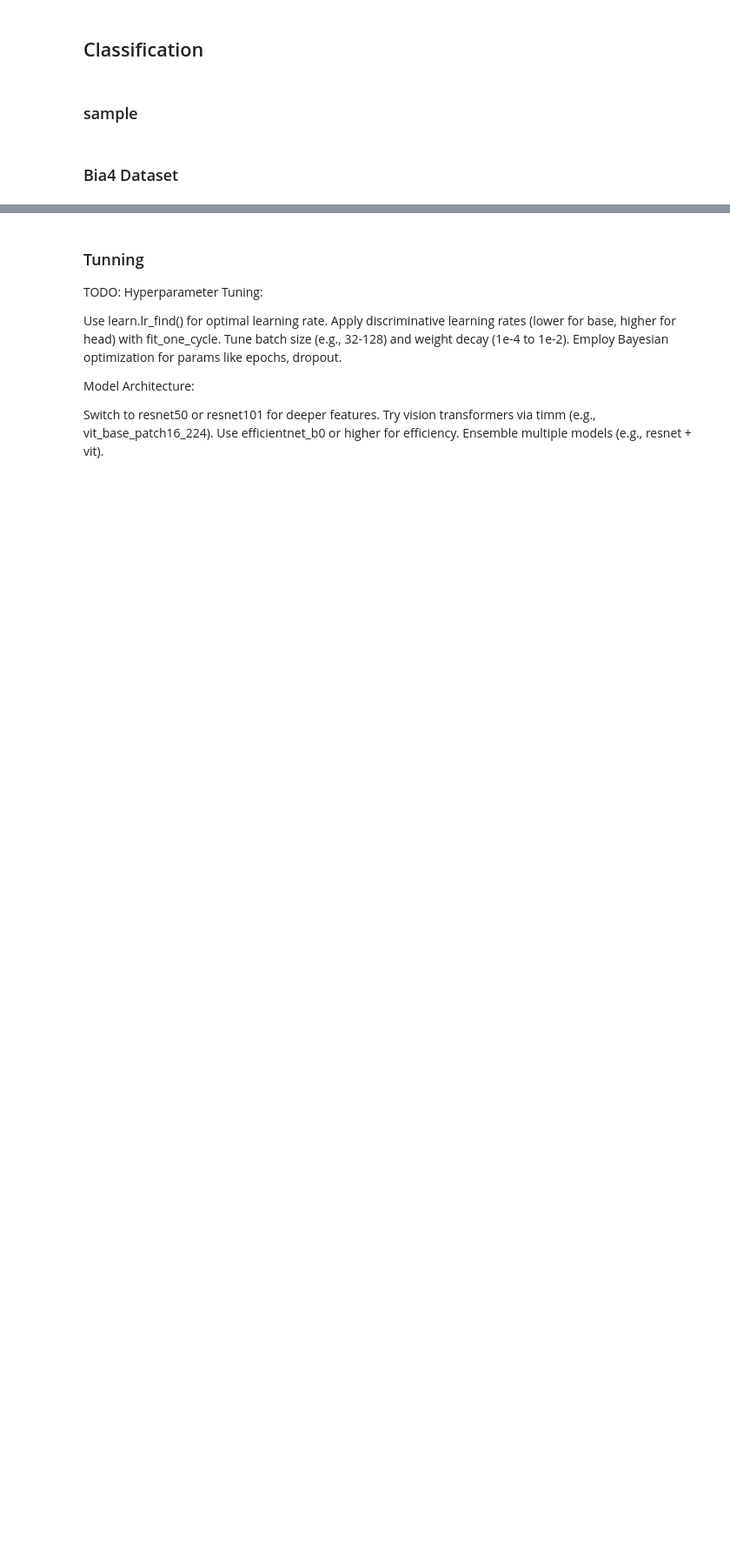
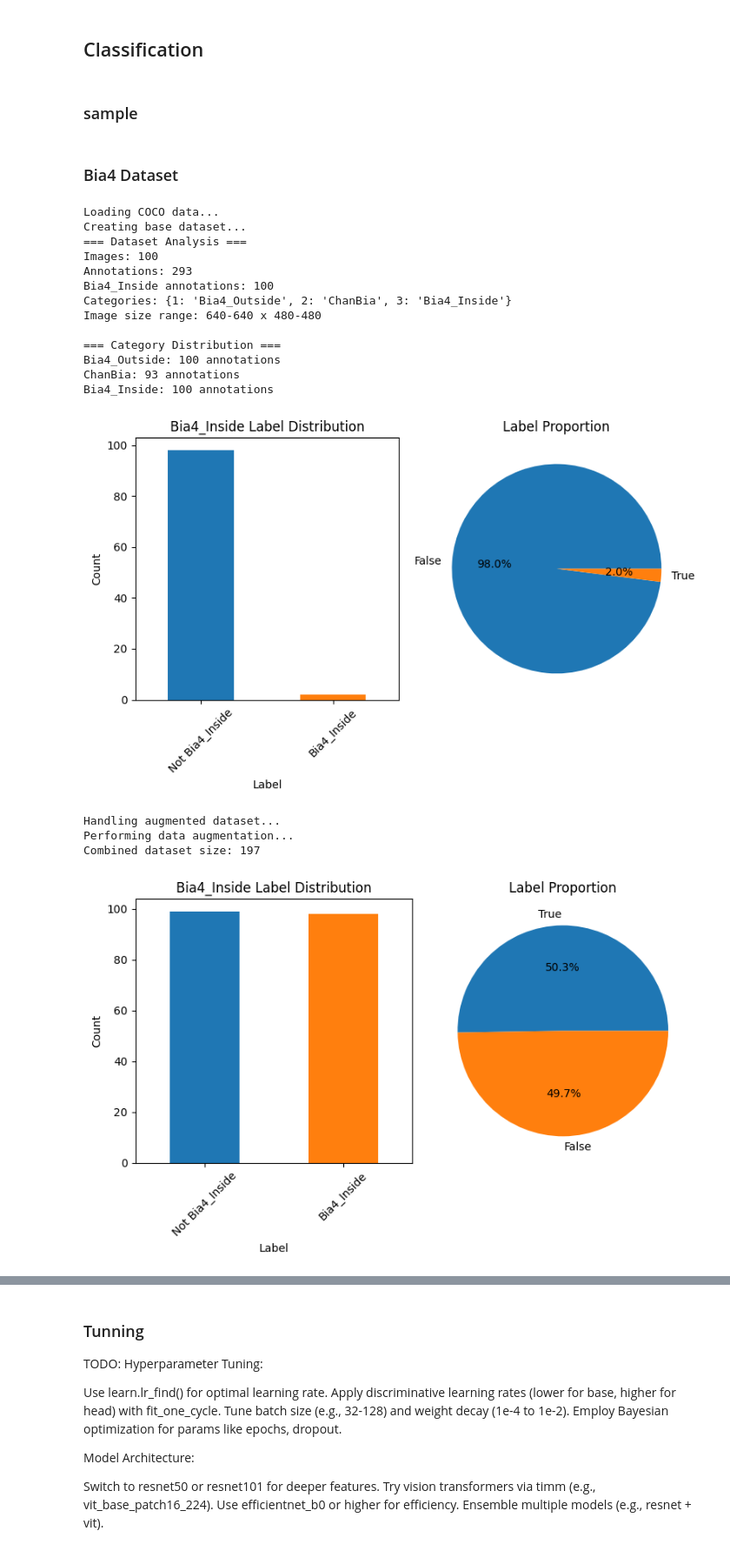
Before and after one commit to NguyenDuyCuong/Learning, a Jupyter notebook: machine-learning/playground/fastai-classification.ipynb, the cells around one changed output, grey strips where cells are left out. Shown at 87% size. Cells and saved outputs as stored; diff of their text form; code cells hidden in the pictures; blank space fills up the shorter version.

```diff
--- a/machine-learning/playground/fastai-classification.ipynb
+++ b/machine-learning/playground/fastai-classification.ipynb
@@ -68,7 +169,7 @@ class Config:
     VALID_PCT = 0.2
 
     # Paths (using absolute paths)
-    BASE_DIR = Path(__file__).parent.parent.resolve() / 'datasets' / 'bia4'
+    BASE_DIR = Path('/content').resolve()
     COCO_JSON_PATH = str(BASE_DIR / 'All-Coco-3.json')
     AUGMENTED_DIR = str(BASE_DIR / 'augmented')
     AUGMENTED_JSON_PATH = str(BASE_DIR / 'augmented' / 'augmented_coco.json')
@@ -587,7 +688,7 @@ class Bia4ModelTrainer:
 
         self.learn.fine_tune(epochs, base_lr=base_lr)
 
-    def evaluate(self) -> Tuple[float, float]:
+    def evaluate(self) -> Tuple[float, float, float]:
         """Evaluate model performance"""
         if self.learn is None:
             raise ValueError("Learner not initialized.")
@@ -636,41 +737,57 @@ set_random_seeds(config.SEED)
 processor = CocoDataProcessor(config)
 dataset_builder = Bia4DatasetBuilder(processor)
 augmenter = Bia4Augmenter(processor)
-analyzer = DatasetAnalyzer(processor, display_mode=display_mode)
+analyzer = DatasetAnalyzer(processor, display_mode='notebook')
 trainer = Bia4ModelTrainer(config)
 
 print("Loading COCO data...")
-coco_data = processor.load_coco_data(config.COCO_JSON_PATH, base_image_dir)
+coco_data = processor.load_coco_data(config.COCO_JSON_PATH, config.BASE_DIR)
 
 print("Creating base dataset...")
 df_base = dataset_builder.create_label_dataframe(coco_data)
 analyzer.analyze_dataset(coco_data)
 analyzer.plot_label_distribution(df_base)
 
 print("Handling augmented dataset...")
 aug_json_path = Path(config.AUGMENTED_JSON_PATH)
 if aug_json_path.exists():
     print("Loading existing augmented data...")
     aug_data = processor.load_coco_data(str(aug_json_path), base_image_dir=str(config.AUGMENTED_DIR))
     df_aug = dataset_builder.create_label_dataframe(aug_data)
     aug_json = aug_data
 else:
     print("Performing data augmentation...")
     df_aug, aug_json = augmenter.augment_dataset(coco_data)
     processor.save_coco_data(aug_json, config.AUGMENTED_JSON_PATH)
 
 merged_coco = coco_data.copy()
 merged_coco['images'].extend(aug_json['images'])
 merged_coco['annotations'].extend(aug_json['annotations'])
 processor.save_coco_data(merged_coco, config.MERGED_JSON_PATH)
 
 df_combined = pd.concat([df_base, df_aug], ignore_index=True)
 print(f"Combined dataset size: {len(df_combined)}")
 analyzer.plot_label_distribution(df_combined)
 
 print("Creating data loaders...")
 dls = trainer.create_data_loaders(df_combined)
 dls.show_batch(max_n=4, figsize=(10, 5))
-
-print("Initializing model...")
-trainer.create_learner(dls, resnet50)
+# %% [output]
+Loading COCO data...
+Creating base dataset...
+=== Dataset Analysis ===
+Images: 100
+Annotations: 293
+Bia4_Inside annotations: 100
+Categories: {1: 'Bia4_Outside', 2: 'ChanBia', 3: 'Bia4_Inside'}
+Image size range: 640-640 x 480-480
+
+=== Category Distribution ===
+Bia4_Outside: 100 annotations
+ChanBia: 93 annotations
+Bia4_Inside: 100 annotations
+[figure, added]
+Handling augmented dataset...
+Performing data augmentation...
+Combined dataset size: 197
+[figure, added]
```
Also changed, not shown: parts of 23 cells of this notebook.
